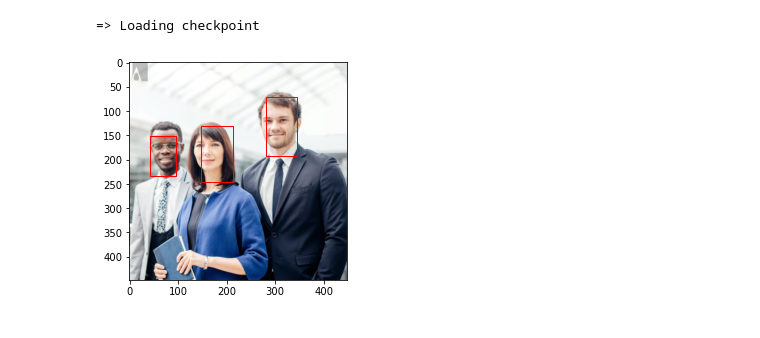
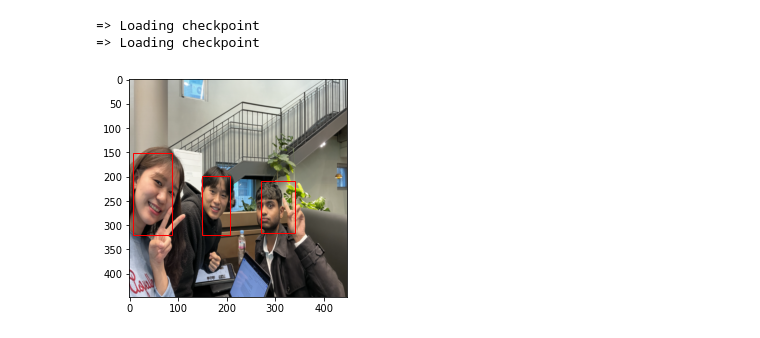
Before and after one commit to eugenekim3107/one-shot-face-recognition, a Jupyter notebook: model_demos.ipynb, the cells around one changed output. Cells and saved outputs as stored; diff of their text form; code cells hidden in the pictures.

```diff
--- a/model_demos.ipynb
+++ b/model_demos.ipynb
@@ -162,5 +31,18 @@ optimizer = optim.Adam(
+# %%
+LOAD_MODEL_FILE = "model1.pth.tar"
+yolo_model = Yolov1(split_size=7, num_boxes=2, num_classes=2)
+siamese_model = SiameseNetwork()
+yolo_optimizer = optim.Adam(
+        yolo_model.parameters(), lr=1e-5
+)
+siamese_optimizer = optim.Adam(
+    siamese_model.parameters(), lr=1e-4
+)
 # %%
 checkpoint = torch.load("model1.pth.tar", map_location=torch.device("cpu"))
-start_epoch = load_checkpoint(checkpoint, model, optimizer)
+start_epoch = load_checkpoint(checkpoint, yolo_model, yolo_optimizer)
+checkpoint = torch.load("siamese.pth.tar", map_location=torch.device("cpu"))
+start_epoch = load_checkpoint(checkpoint, siamese_model, siamese_optimizer)
 # %% [output]
 => Loading checkpoint
+=> Loading checkpoint
@@ -170,21 +49,14 @@ image = Image.open("example2.png").convert("RGB")
 # %%
-class Compose(object):
-    def __init__(self, transforms):
-        self.transforms = transforms
-
-    def __call__(self, img, bboxes):
-        for t in self.transforms:
-            img, bboxes = t(img), bboxes
-
-        return img, bboxes
+group_photo = "graphs_and_charts/example.png"
+image = Image.open(group_photo).convert("RGB")
 transform = Compose([transforms.Resize((448, 448)), transforms.ToTensor()])
 image, _ = transform(image, [])
 please = torch.unsqueeze(image,0)
-out = model(please)
+out = yolo_model(please)
 # %%
 bboxes = cellboxes_to_boxes(out)
 bboxes = non_max_suppression(bboxes[0], iou_threshold=0.5,
-                             threshold=0.5, box_format="midpoint")
+                             threshold=0.95, box_format="midpoint")
 plot_image(image.permute(1, 2, 0).to("cpu"), bboxes)
 # %% [output]
-[figure, old version]
+[figure, new version]
```
Also changed, not shown: parts of 7 cells of this notebook, 6 other files.
